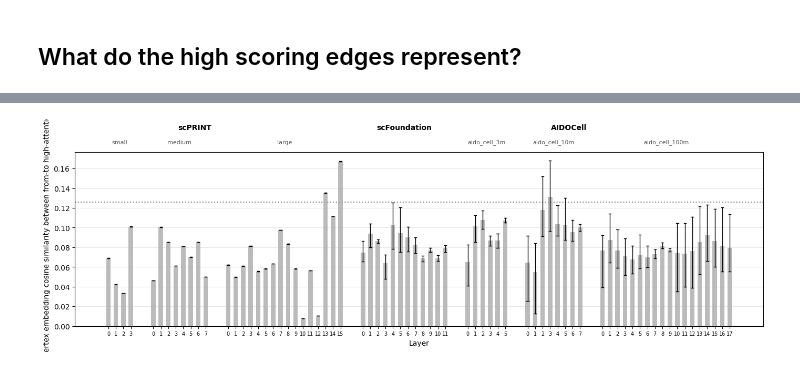
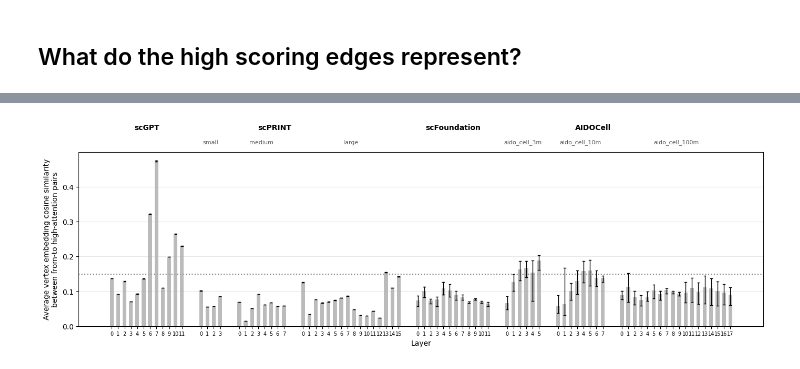
Before and after one commit to napistu/napistu-scrapyard, a Jupyter notebook: applications/foundation_models/compare_embeddings.ipynb, the cells around one changed output, grey strips where cells are left out. Drawn from its saved outputs; the diff is of its cells as text; code cells hidden in the pictures.

Commit message:
cleaned up embedding comparison

```diff
--- a/applications/foundation_models/compare_embeddings.ipynb
+++ b/applications/foundation_models/compare_embeddings.ipynb
@@ -156,7 +156,7 @@ def add_vertex_names_to_edgelist(
         percent_invalid = (invalid_edges.sum() / len(top_k_with_ids)) * 100
         logger.warning(f"Dropping {invalid_edges.sum()} edges ({percent_invalid:.2f}%) which could not be mapped to vertices")
 
-    return top_k_with_ids.loc[~invalid_edges]
+    return top_k_with_ids.loc[not invalid_edges]
 
 
 bwy = LinearSegmentedColormap.from_list(
@@ -846,7 +846,10 @@ def top_attention_to_napistu_edgelist(cross_model_top_attentions: pd.DataFrame,
     return top_k_attention_edgelist
 
 
-def top_attention_to_napistu_edgelist(cross_model_top_attentions: pd.DataFrame, gene_to_vertex_map: pd.DataFrame) -> Tuple[pd.DataFrame, pd.DataFrame]:
+def top_attention_to_napistu_edgelist(
+    cross_model_top_attentions: pd.DataFrame,
+    gene_to_vertex_map: pd.DataFrame
+) -> Tuple[pd.DataFrame, pd.DataFrame]:
     """
     Convert top attention pairs to an edgelist with from and to vertex names
 
@@ -977,7 +980,7 @@ def compare_attention_and_napistu_graphs(
         edge_index=edge_indices,
     )
 
-    # add predictions and whether the edge exists in the NapistuData object
+    # add GNN predictions and whether the edge exists in the NapistuData object
     top_k_attention_edgelist["prediction"] = predictions
     top_k_attention_edgelist["direct_edge_exists"] = napistu_data.has_edges(edge_indices)
 
@@ -1142,7 +1145,7 @@ def summarize_edgelist_cosine_similarity(
     vertex_names = pd.concat([top_k_attention_edgelist["from_vertex"], top_k_attention_edgelist["to_vertex"]]).unique().tolist()
     vertex_indices = napistu_data.get_vertex_indices(vertex_names)
 
-    # extract teh embedding for just the vertices of interest and calculate the gene x gene cosine similarity
+    # extract the embedding for just the vertices of interest and calculate the gene x gene cosine similarity
     cosine_sim = 1 - compute_cosine_distances_torch(napistu_gnn.get_embeddings(napistu_data)[vertex_indices])
 
     # create a lookup table from vertex names to their indices in the
@@ -1152,14 +1155,16 @@ def summarize_edgelist_cosine_similarity(
     to_idx = top_k_attention_edgelist["to_vertex"].map(vertex_to_idx)
 
     # Select values from the matrix using positional indexing
-    top_k_attention_edgelist["cosine_sim"] = cosine_sim[
+    working_top_k_attention_edgelist = top_k_attention_edgelist.copy()
+    working_top_k_attention_edgelist["cosine_sim"] = cosine_sim[
         from_idx.values,
         to_idx.values
     ]
 
     average_cosine_sim = (
         top_k_attention.reset_index()
-        .merge(top_k_attention_edgelist, on = ["from_gene", "to_gene"], how = "inner")
+        .merge(working_top_k_attention_edgelist, on = ["from_gene", "to_gene"], how = "inner")
+        # calculate the median cosine similarity
         .groupby(["model", "layer", "category"])["cosine_sim"].median()
         .reset_index()
         .assign(model_name = lambda x: pd.Categorical(
@@ -1206,9 +1211,9 @@ INFO:pytorch_lightning.utilities.rank_zero:TPU available: False, using: 0 TPU co
 INFO:napistu_torch.napistu_data_store:Loading NapistuData from /Users/sean/Desktop/EXPERIMENTS/.store/napistu_data/relation_prediction.pt
 WARNING:napistu_torch.utils.base_utils:base_utils.ensure_path is deprecated, use napistu.utils.base_utils.ensure_path instead
 # %%
-model_x_layer_rank_agreement = model_summaries[False]["comparisons"]["cross_model_x_layer_rank_agreement"]
-cross_model_x_layer_top_attentions = model_summaries[False]["comparisons"]["cross_model_x_layer_top_attentions"]
-model_comparison_metadata = model_summaries[False]["model_comparison_metadata"]
+model_x_layer_rank_agreement = model_summaries[True]["comparisons"]["cross_model_x_layer_rank_agreement"]
+cross_model_x_layer_top_attentions = model_summaries[True]["comparisons"]["cross_model_x_layer_top_attentions"]
+model_comparison_metadata = model_summaries[True]["model_comparison_metadata"]
 model_metadata_summary = model_comparison_metadata["model_metadata_summary"]
 gene_ids = model_comparison_metadata["gene_ids"]
 model_order = model_comparison_metadata["model_order"]
@@ -1321,11 +1384,11 @@ average_embedding_cosine_similarity, background_embedding_cosine_similarity = su
 # %%
 fig, ax = plot_metric_by_layer(
     data=average_embedding_cosine_similarity,
     y_col='cosine_sim',
     background_value=background_embedding_cosine_similarity,
-    ylabel='Average vertex embedding cosine similarity between from-to high-attention pairs',
+    ylabel='Average vertex embedding cosine similarity\nbetween from-to high-attention pairs',
     model_order=model_order,
     model_metadata_summary=model_metadata_summary,
 )
 # %% [output]
-[figure, old version]
+[figure, new version]
```
Also changed, not shown: parts of 5 cells of this notebook.
